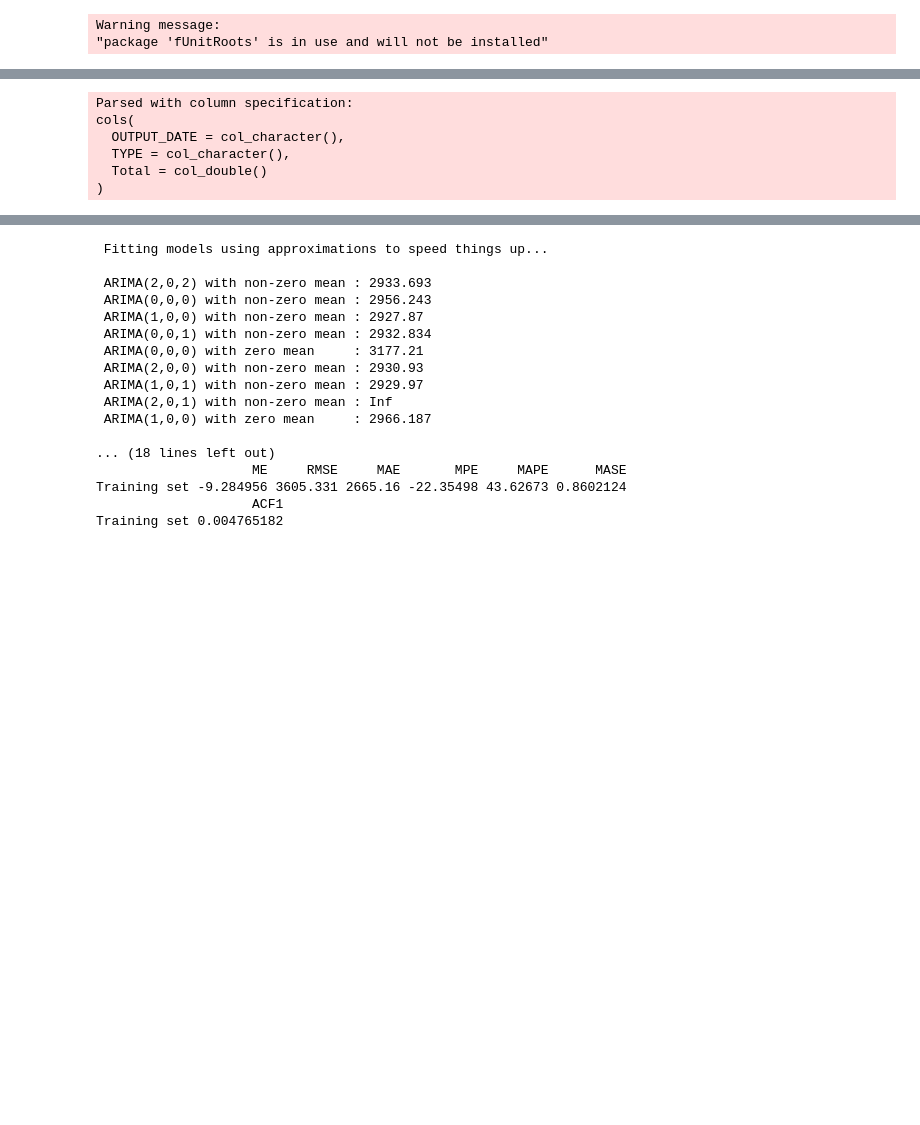
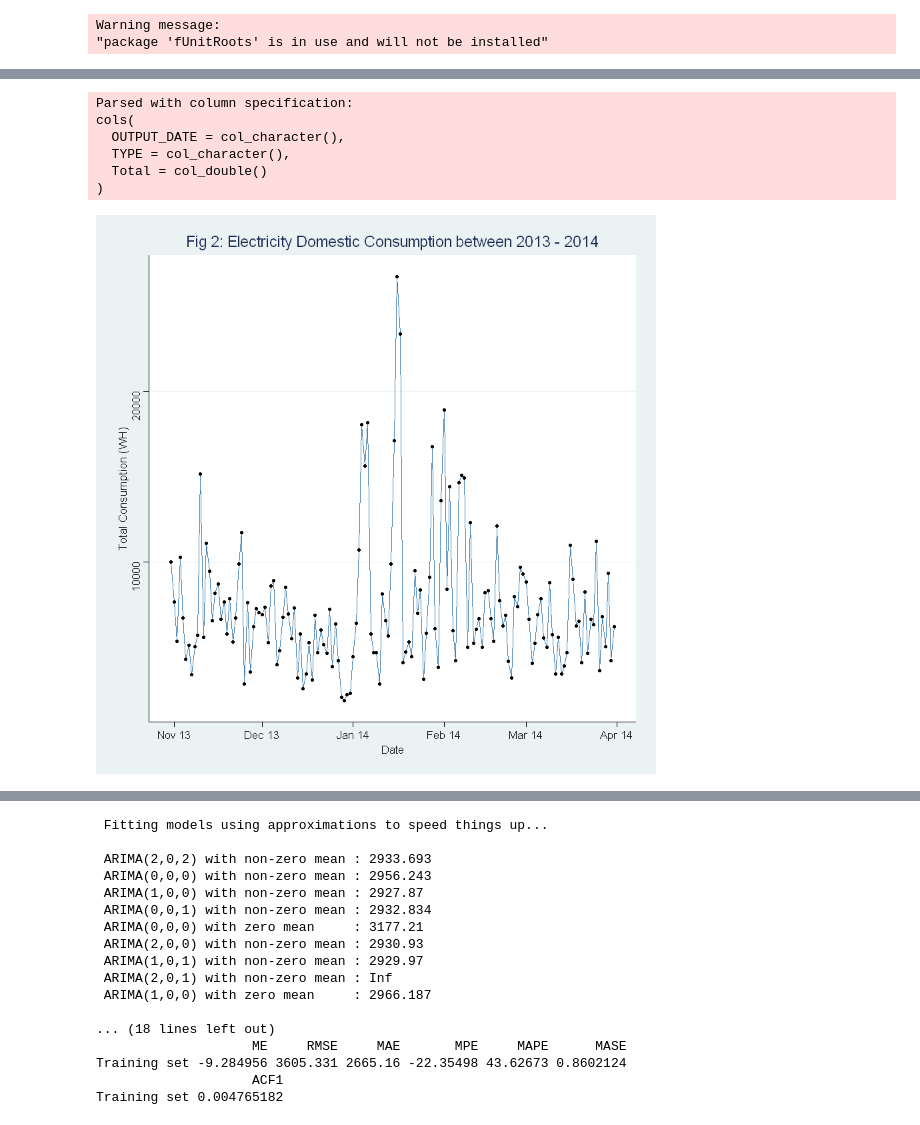
Before and after one commit to jcastanonv/Statistical-Thinking-UCSP, a Jupyter notebook: Consumption TS.ipynb, the cells around one changed output, grey strips where cells are left out. Saved outputs shown, nothing was run; the diff lists cells and outputs as text; code cells hidden in the pictures; blank space fills up the shorter version.

```diff
--- a/Consumption TS.ipynb
+++ b/Consumption TS.ipynb
@@ -87,10 +103,15 @@ AIC=271.38   AICc=271.51   BIC=276.59
 # %%
 ConsumptionClear <- read_csv("https://raw.githubusercontent.com/jcastanonv/Statistical-Thinking-UCSP/master/ConsumptionClear.csv")
 ConsumptionClear$OUTPUT_DATE <- anydate(ConsumptionClear$OUTPUT_DATE)
+f <- ggplot(ConsumptionClear, aes(OUTPUT_DATE, Total)) + geom_line(color='steelblue') + geom_point(na.rm=FALSE, size= 1) + ggtitle('Fig 2: Electricity Domestic Consumption between 2013 - 2014') + xlab('Date') + ylab('Total Consumption (WH)')
+fb <- f + (scale_x_date(labels=date_format("%b %y")))
+fb <- fb + theme_stata()
+fb
 # %% [output]
 Parsed with column specification:
 cols(
   OUTPUT_DATE = col_character(),
   TYPE = col_character(),
   Total = col_double()
 )
+[figure, added]
```
Also changed, not shown: parts of 22 cells of this notebook.
